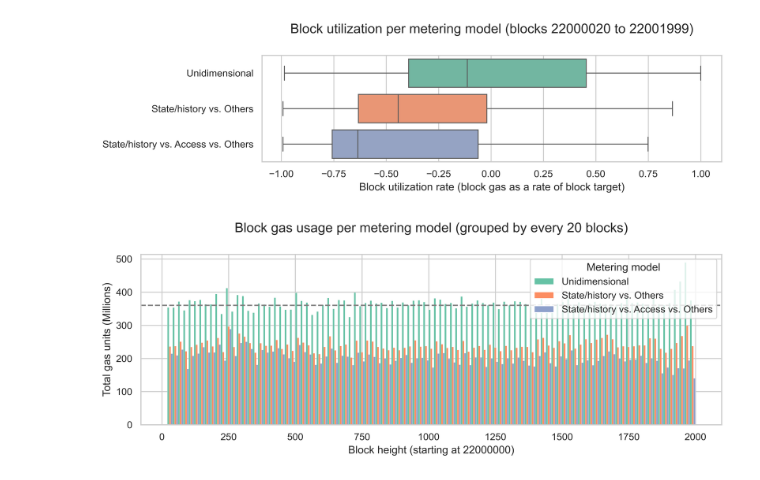
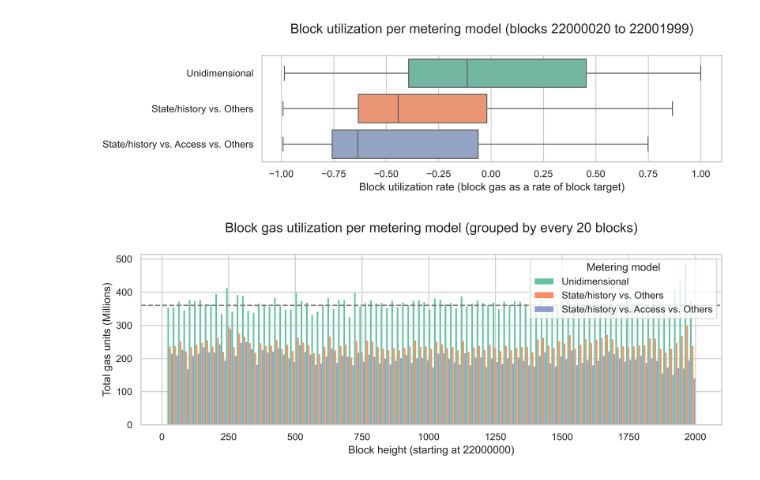
Before and after one commit to soispoke/evm-meter-analysis, a Jupyter notebook: notebooks/3.1-resource-usage-analysis-v2.ipynb, the cells around one changed output. Cells and saved outputs as stored; diff of their text form; code cells hidden in the pictures.

```diff
--- a/notebooks/3.1-resource-usage-analysis-v2.ipynb
+++ b/notebooks/3.1-resource-usage-analysis-v2.ipynb
@@ -556,27 +568,27 @@ plt.show()
 # %%
 temp_df = util_melt_df.rename(columns={"meter": "Metering model"}).copy()
 temp_df["usage"] = temp_df["usage"] / 1_000_000
 temp_df["block_height"] = temp_df["block_height"] - 22000000
 
 plt.figure(figsize=(10, 4))
 ax = sns.histplot(
     temp_df,
     x="block_height",
     weights="usage",
     hue="Metering model",
     multiple="dodge",
     binwidth=20,
     alpha=1.0
 )
 plt.title(
-    "Block gas usage per metering model (grouped by every 20 blocks)",
+    "Block gas utilization per metering model (grouped by every 20 blocks)",
     pad=25,
 )
 plt.xlabel("Block height (starting at 22000000)")
 plt.ylabel("Total gas units (Millions)")
 plt.axhline(y=180*2, color='grey', linestyle='--', label='target block size')
 
 plt.tight_layout()
 plt.show()
 # %% [output]
-[figure, old version]
+[figure, new version]
```
Also changed, not shown: parts of 3 cells of this notebook.
